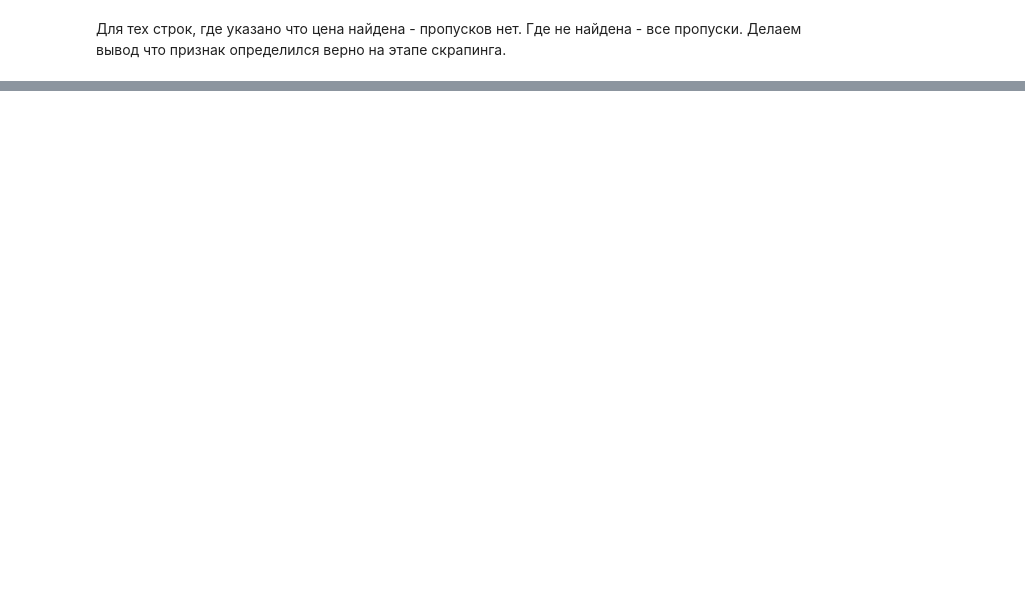
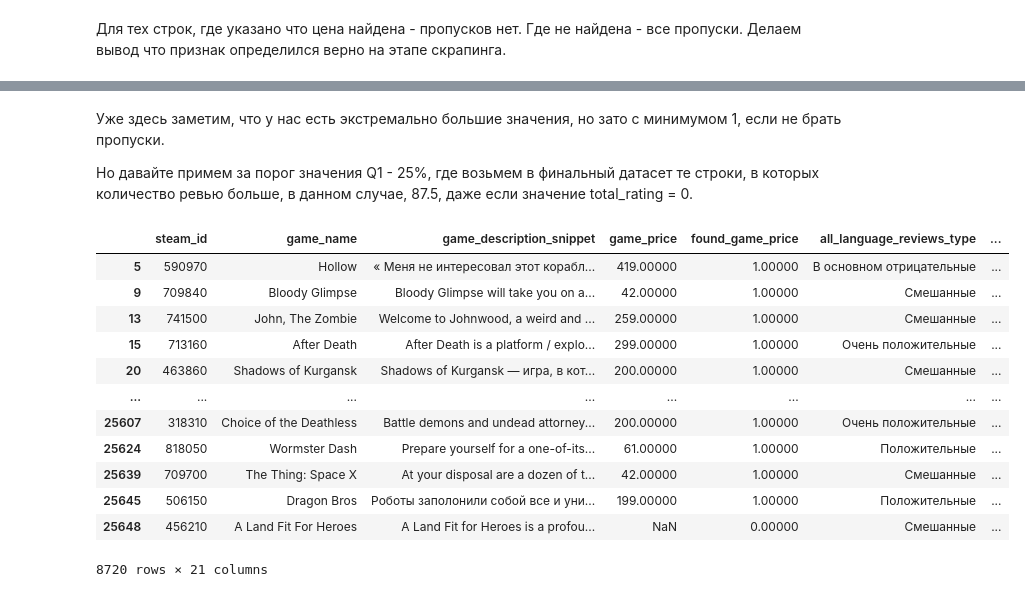
Before and after one commit to ylevennn/smadimo-gp-2, a Jupyter notebook: src/eda/clean_final_dataset.ipynb, the cells around one changed output, grey strips where cells are left out. Saved outputs shown, nothing was run; the diff lists cells and outputs as text; code cells hidden in the pictures; blank space fills up the shorter version.

```diff
--- a/src/eda/clean_final_dataset.ipynb
+++ b/src/eda/clean_final_dataset.ipynb
@@ -213,0 +292,5 @@ not_found_game_price[not_found_game_price['game_price'].isna()]
+# %%
+df_review_count_w_total_rating = df_final[(df_final['total_rating'].notna()) & (df_final['all_language_reviews_count'].notna())]['all_language_reviews_count']
+# https://stackoverflow.com/questions/55394854/how-to-change-the-format-of-describe-output
+pd.set_option('display.float_format', lambda x: '%.5f' % x)
+df_review_count_w_total_rating.describe()
@@ -213,0 +307,21 @@ not_found_game_price[not_found_game_price['game_price'].isna()]
+# %% [markdown]
+Уже здесь заметим, что у нас есть экстремально большие значения, но зато с минимумом 1, если не брать пропуски.
+
+Но давайте примем за порог значения Q1 - 25%, где возьмем в финальный датасет те строки, в которых количество ревью больше, в данном случае, 87.5, даже если значение total_rating = 0.
+# %%
+df_final_2 = df_final[((df_final['total_rating_count'] > 0) | (df_final['all_language_reviews_count'] >= 87.5)) & (df_final['total_rating'].notna())]
+df_final_2
+# %% [output]
+|  | steam_id | game_name | game_description_snippet | game_price | found_game_price | all_language_reviews_type | ... |
+| 5 | 590970 | Hollow | « Меня не интересовал этот корабл... | 419.00000 | 1.00000 | В основном отрицательные | ... |
+| 9 | 709840 | Bloody Glimpse | Bloody Glimpse will take you on a... | 42.00000 | 1.00000 | Смешанные | ... |
+| 13 | 741500 | John, The Zombie | Welcome to Johnwood, a weird and ... | 259.00000 | 1.00000 | Смешанные | ... |
+| 15 | 713160 | After Death | After Death is a platform / explo... | 299.00000 | 1.00000 | Очень положительные | ... |
+| 20 | 463860 | Shadows of Kurgansk | Shadows of Kurgansk — игра, в кот... | 200.00000 | 1.00000 | Смешанные | ... |
+| ... | ... | ... | ... | ... | ... | ... | ... |
+| 25607 | 318310 | Choice of the Deathless | Battle demons and undead attorney... | 200.00000 | 1.00000 | Очень положительные | ... |
+| 25624 | 818050 | Wormster Dash | Prepare yourself for a one-of-its... | 61.00000 | 1.00000 | Положительные | ... |
+| 25639 | 709700 | The Thing: Space X | At your disposal are a dozen of t... | 42.00000 | 1.00000 | Смешанные | ... |
+| 25645 | 506150 | Dragon Bros | Роботы заполонили собой все и уни... | 199.00000 | 1.00000 | Положительные | ... |
+| 25648 | 456210 | A Land Fit For Heroes | A Land Fit for Heroes is a profou... | NaN | 0.00000 | Смешанные | ... |
+8720 rows × 21 columns
```
Also changed, not shown: parts of 28 cells of this notebook, 1 other file.
